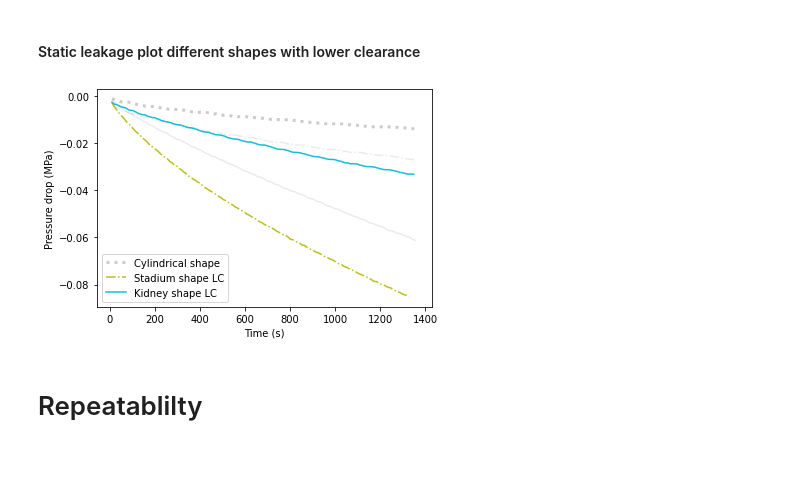
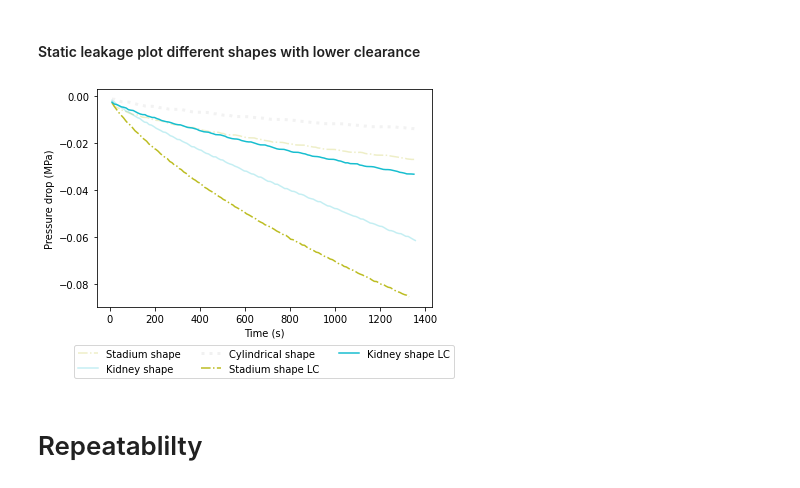
Before and after one commit to EvaZillen/3D-printed-pneumatic-actuator, a Jupyter notebook: pneumatic-actuator-results/Results - Static leakage.ipynb, the cells around one changed output. Drawn from its saved outputs; the diff is of its cells as text; code cells hidden in the pictures; blank space fills up the shorter version.

```diff
--- a/pneumatic-actuator-results/Results - Static leakage.ipynb
+++ b/pneumatic-actuator-results/Results - Static leakage.ipynb
@@ -111,19 +111,19 @@ plt.savefig('./figures/result_static_leakage_shapes.pdf',bbox_inches = 'tight')
 # %% [markdown]
 #### Static leakage plot different shapes with lower clearance
 # %%
-plt.plot(static_leakage['Stadium']['Time'],static_leakage['Stadium']['PressureDrop(bar)'],'tab:grey',alpha=0.15,linestyle='dashdot')
-plt.plot(static_leakage['Kidney']['Time'],static_leakage['Kidney']['PressureDrop(bar)'],'tab:grey',alpha=0.15)
+plt.plot(static_leakage['Stadium']['Time'],static_leakage['Stadium']['PressureDrop(bar)'],'tab:olive',alpha=0.25,label='Stadium shape',linestyle='dashdot')
+plt.plot(static_leakage['Kidney']['Time'],static_leakage['Kidney']['PressureDrop(bar)'],'tab:cyan',alpha=0.25,label='Kidney shape')
+plt.plot(static_leakage['Circle']['Time'],static_leakage['Circle']['PressureDrop(bar)'],'0.8',alpha=0.25,label='Cylindrical shape', linestyle='dotted',linewidth=3)
 
-plt.plot(static_leakage['Circle']['Time'],static_leakage['Circle']['PressureDrop(bar)'],'0.8',label='Cylindrical shape', linestyle='dotted',linewidth=3)
 plt.plot(static_leakage['Stadium_lc']['Time'],static_leakage['Stadium_lc']['PressureDrop(bar)'],'tab:olive',label='Stadium shape LC',linestyle='dashdot')
 plt.plot(static_leakage['Kidney_lc']['Time'],static_leakage['Kidney_lc']['PressureDrop(bar)'],'tab:cyan',label='Kidney shape LC')
 
 plt.xlabel('Time (s)')
 plt.ylabel('Pressure drop (MPa)')
-plt.legend()
+plt.legend(loc='lower center',bbox_to_anchor=(0.5,-0.35),ncol=3)
 plt.savefig('./figures/app_static_leakage_shapes_lc.pdf',bbox_inches = 'tight')
 # %% [output]
-[figure, old version]
+[figure, new version]
 # %% [markdown]
 # Repeatablilty
 # %% [markdown]
```
Also changed, not shown: 24 other files.
